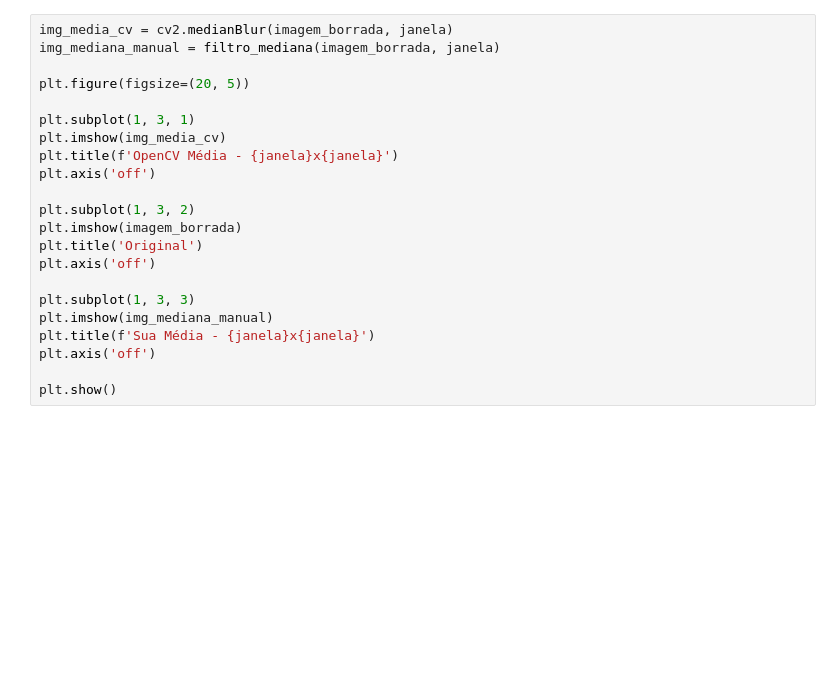
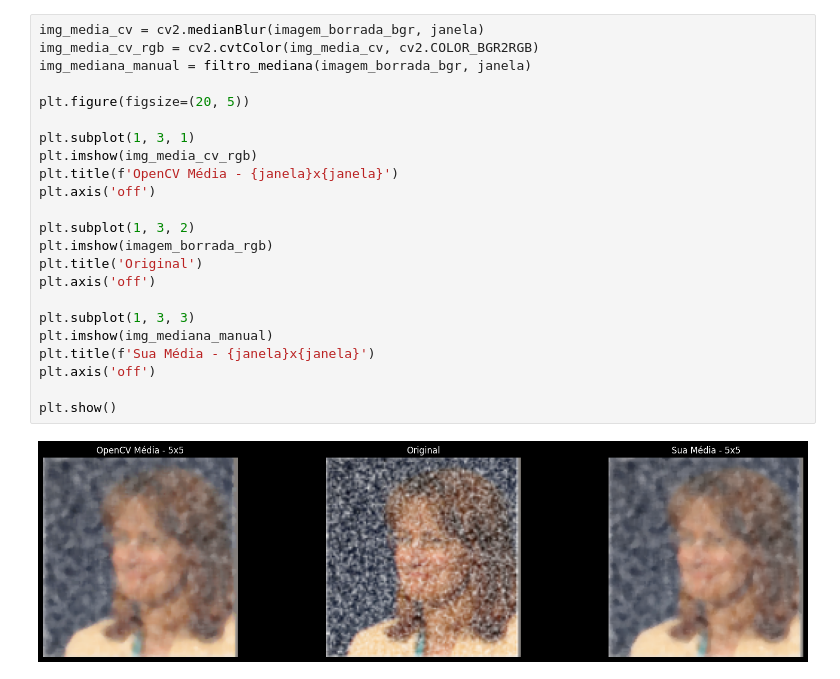
Before and after one commit to Renef13/Atividade_3_PI, a Jupyter notebook: filtros_media_mediana.ipynb, the cells around one changed output. Cells and saved outputs as stored; diff of their text form; blank space fills up the shorter version.

```diff
--- a/filtros_media_mediana.ipynb
+++ b/filtros_media_mediana.ipynb
@@ -34,24 +38,27 @@ plt.show()
 # %%
-img_media_cv = cv2.medianBlur(imagem_borrada, janela)
-img_mediana_manual = filtro_mediana(imagem_borrada, janela)
+img_media_cv = cv2.medianBlur(imagem_borrada_bgr, janela)
+img_media_cv_rgb = cv2.cvtColor(img_media_cv, cv2.COLOR_BGR2RGB)
+img_mediana_manual = filtro_mediana(imagem_borrada_bgr, janela)
 
 plt.figure(figsize=(20, 5))
 
 plt.subplot(1, 3, 1)
-plt.imshow(img_media_cv)
+plt.imshow(img_media_cv_rgb)
 plt.title(f'OpenCV Média - {janela}x{janela}')
 plt.axis('off')
 
 plt.subplot(1, 3, 2)
-plt.imshow(imagem_borrada)
+plt.imshow(imagem_borrada_rgb)
 plt.title('Original')
 plt.axis('off')
 
 plt.subplot(1, 3, 3)
 plt.imshow(img_mediana_manual)
 plt.title(f'Sua Média - {janela}x{janela}')
 plt.axis('off')
 
 plt.show()
+# %% [output]
+[figure, added]
 # %%
 janela = 5
```
Also changed, not shown: parts of 4 cells of this notebook, 1 other file.
